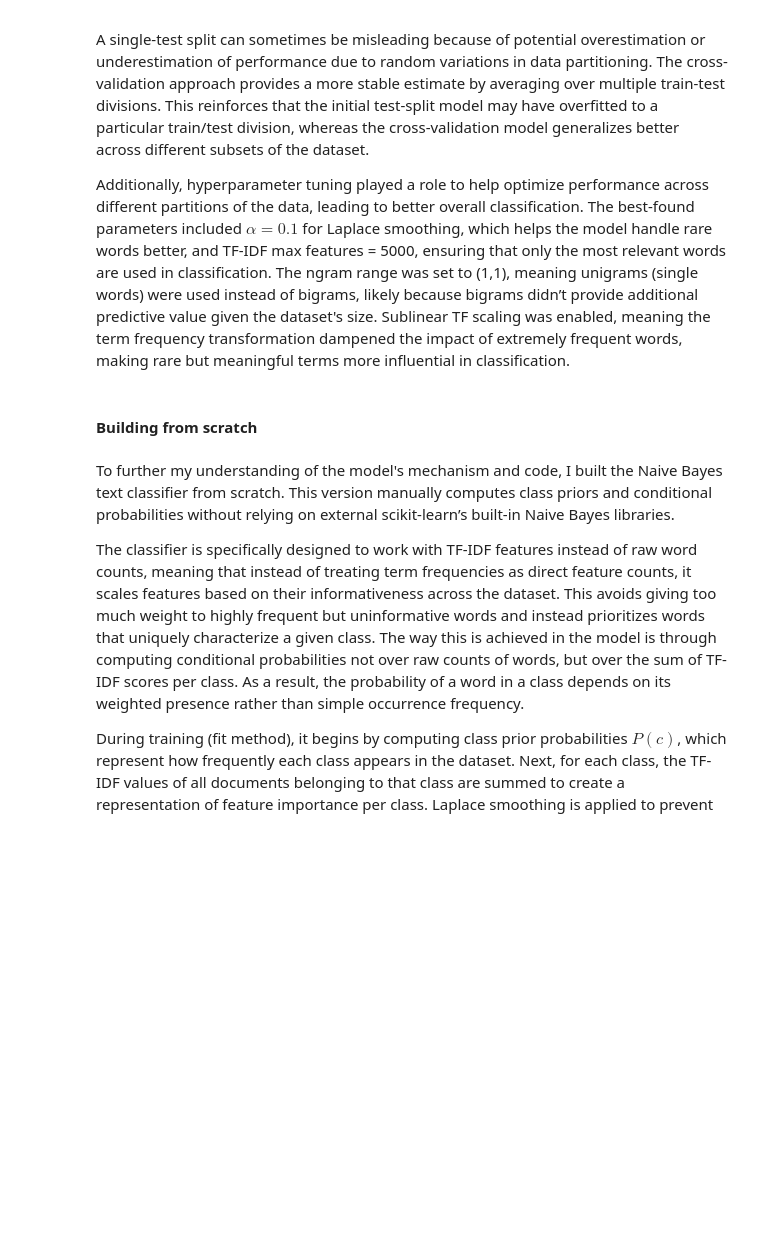
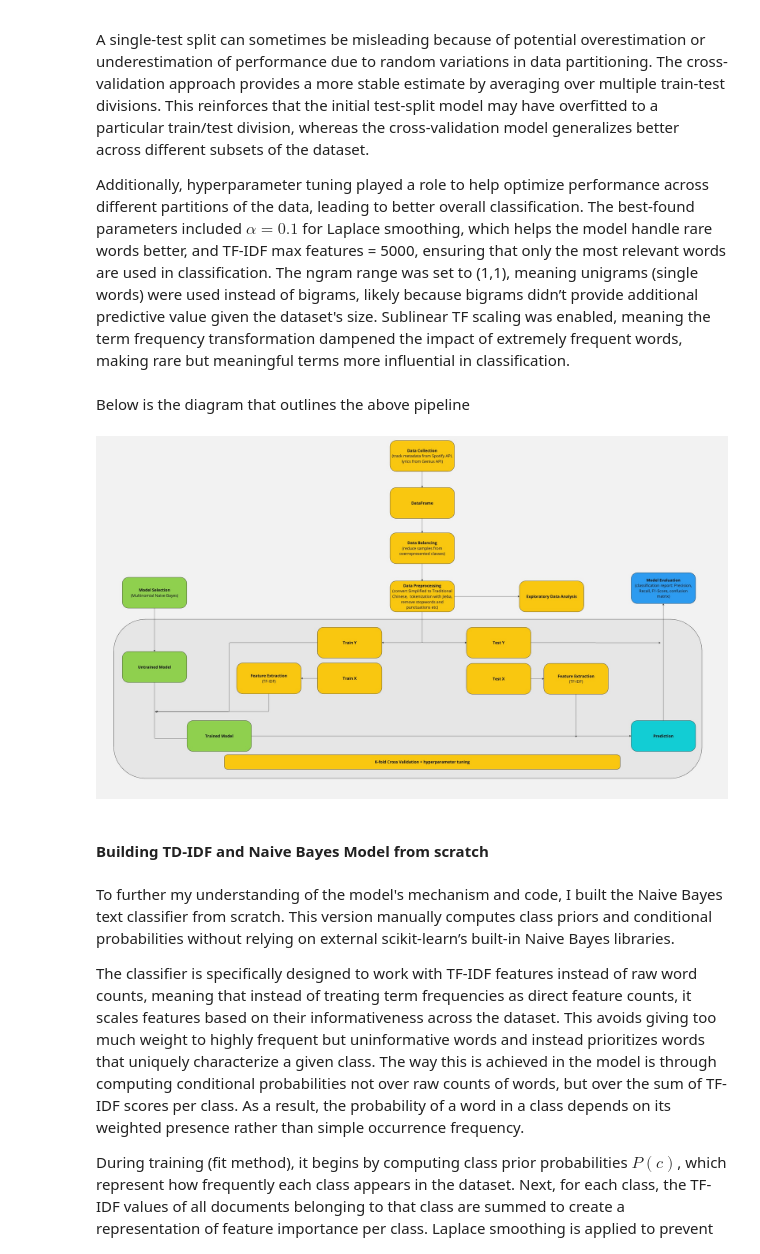
Before and after one commit to hilarytang02/cs156-machinelearning, a Jupyter notebook: lyrics_assignment_1.ipynb, the cells around one changed output. Cells and saved outputs as stored; diff of their text form; code cells hidden in the pictures; blank space fills up the shorter version.

```diff
--- a/lyrics_assignment_1.ipynb
+++ b/lyrics_assignment_1.ipynb
@@ -864,8 +863,15 @@ Additionally, hyperparameter tuning played a role to help optimize performance a
 The best-found parameters included $\alpha = 0.1$ for Laplace smoothing, which helps the model handle rare words better, and TF-IDF max features = 5000, ensuring that only the most relevant words are used in classification.
 The ngram range was set to (1,1), meaning unigrams (single words) were used instead of bigrams, likely because bigrams didn’t provide additional predictive value given the dataset's size.
 Sublinear TF scaling was enabled, meaning the term frequency transformation dampened the impact of extremely frequent words, making rare but meaningful terms more influential in classification.
+# %% [markdown]
+Below is the diagram that outlines the above pipeline
+# %%
+from IPython.display import display, Image
+display(Image("pipeline.jpg"))
+# %% [output]
+[figure, added]
 # %% [markdown]
-#### Building from scratch
+#### Building TD-IDF and Naive Bayes Model from scratch
 # %% [markdown]
 To further my understanding of the model's mechanism and code, I built the Naive Bayes text classifier from scratch.
 This version manually computes class priors and conditional probabilities without relying on external scikit-learn’s built-in Naive Bayes libraries.
```
Also changed, not shown: parts of 19 cells of this notebook, 15 other files.
